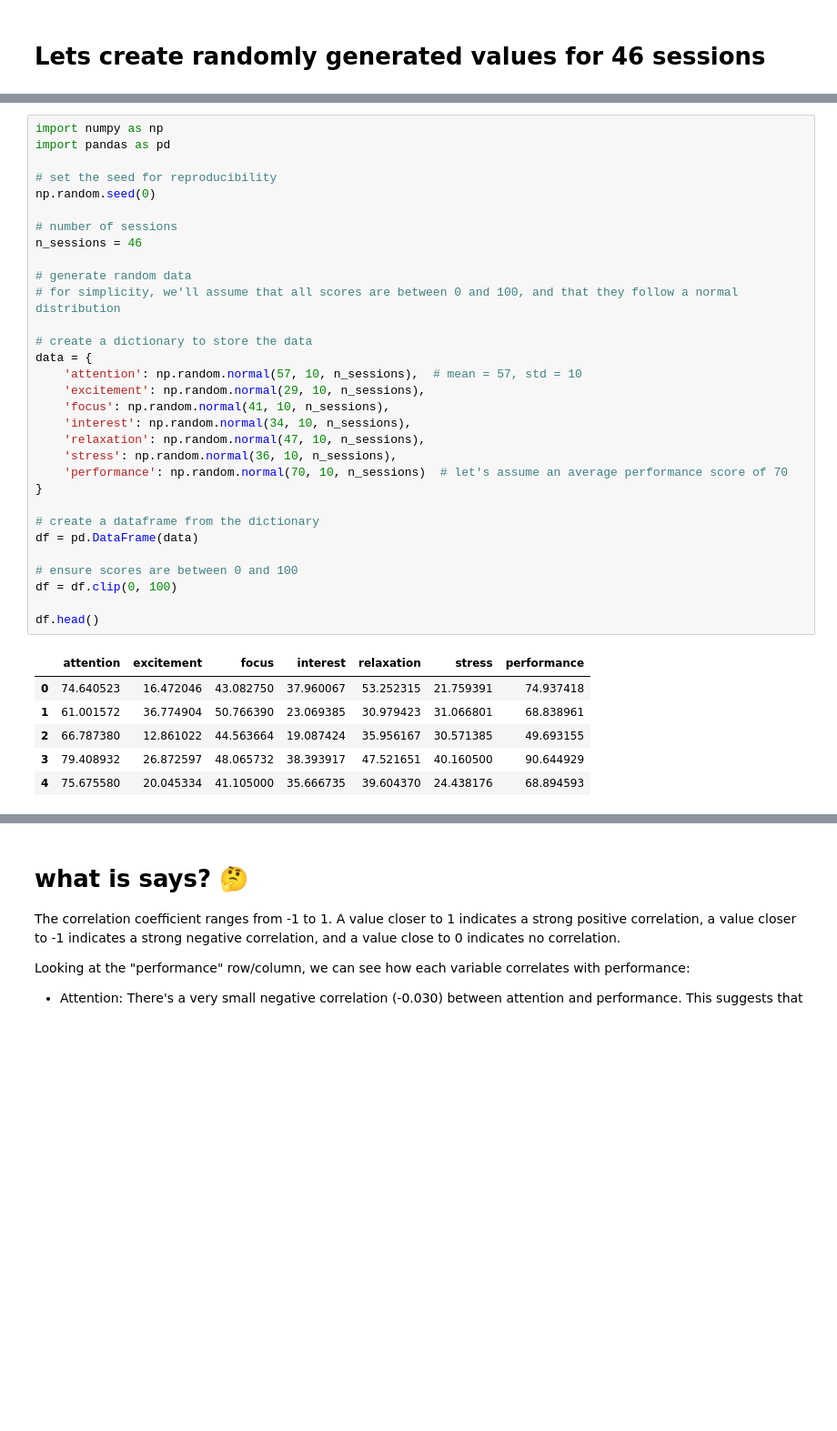
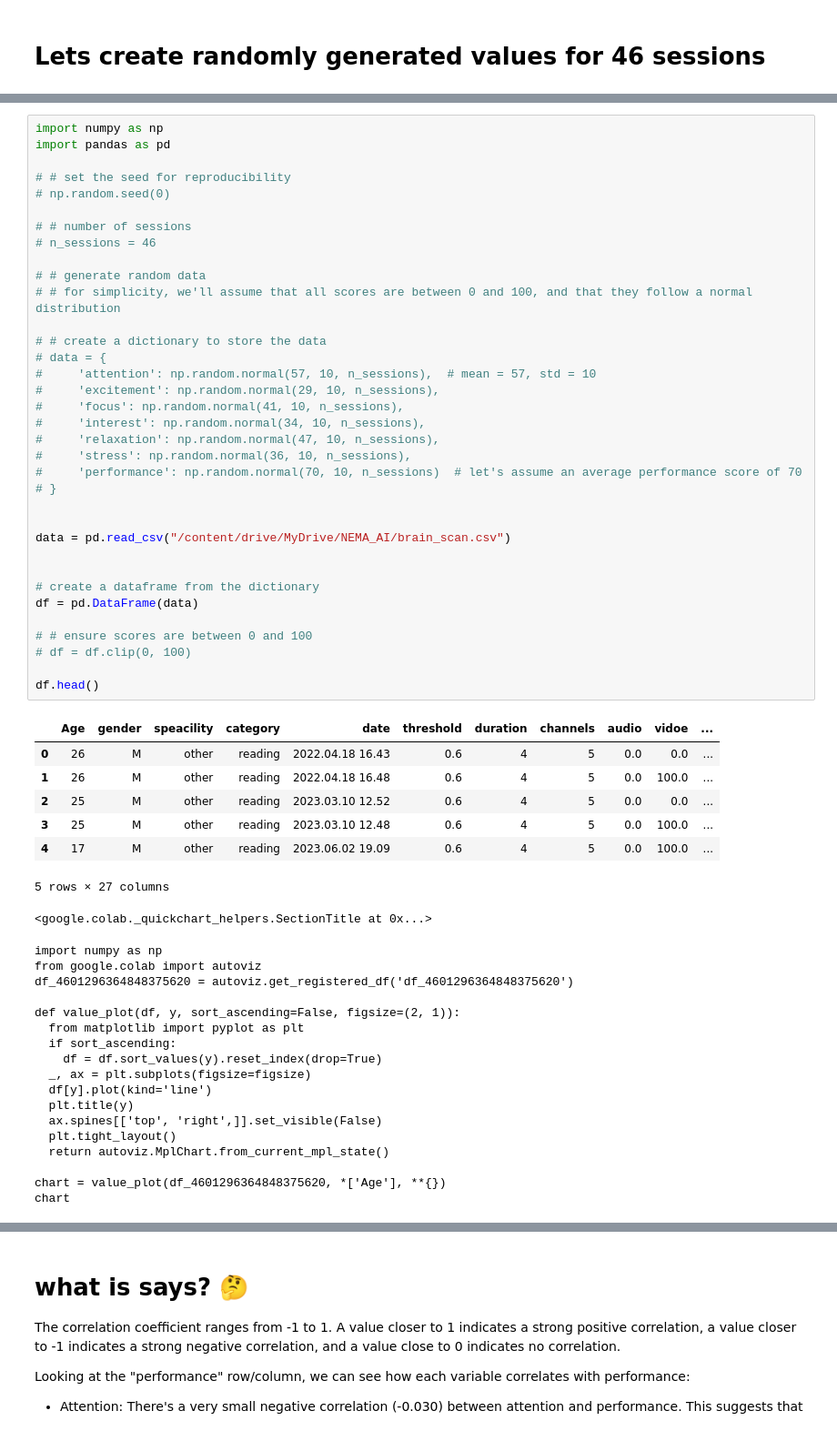
Before and after one commit to Darkandpure/Machine_learning-, a Jupyter notebook: Analysis_nema.ipynb, the cells around one changed output, grey strips where cells are left out. Shown at 91% size. Drawn from its saved outputs; the diff is of its cells as text; blank space fills up the shorter version.

```diff
--- a/Analysis_nema.ipynb
+++ b/Analysis_nema.ipynb
@@ -20,38 +44,61 @@
 # %%
 import numpy as np
 import pandas as pd
 
-# set the seed for reproducibility
-np.random.seed(0)
+# # set the seed for reproducibility
+# np.random.seed(0)
 
-# number of sessions
-n_sessions = 46
+# # number of sessions
+# n_sessions = 46
 
-# generate random data
-# for simplicity, we'll assume that all scores are between 0 and 100, and that they follow a normal distribution
+# # generate random data
+# # for simplicity, we'll assume that all scores are between 0 and 100, and that they follow a normal distribution
 
-# create a dictionary to store the data
-data = {
-    'attention': np.random.normal(57, 10, n_sessions),  # mean = 57, std = 10
-    'excitement': np.random.normal(29, 10, n_sessions),
-    'focus': np.random.normal(41, 10, n_sessions),
-    'interest': np.random.normal(34, 10, n_sessions),
-    'relaxation': np.random.normal(47, 10, n_sessions),
-    'stress': np.random.normal(36, 10, n_sessions),
-    'performance': np.random.normal(70, 10, n_sessions)  # let's assume an average performance score of 70
-}
+# # create a dictionary to store the data
+# data = {
+#     'attention': np.random.normal(57, 10, n_sessions),  # mean = 57, std = 10
+#     'excitement': np.random.normal(29, 10, n_sessions),
+#     'focus': np.random.normal(41, 10, n_sessions),
+#     'interest': np.random.normal(34, 10, n_sessions),
+#     'relaxation': np.random.normal(47, 10, n_sessions),
+#     'stress': np.random.normal(36, 10, n_sessions),
+#     'performance': np.random.normal(70, 10, n_sessions)  # let's assume an average performance score of 70
+# }
+
+
+data = pd.read_csv("/content/drive/MyDrive/NEMA_AI/brain_scan.csv")
+
 
 # create a dataframe from the dictionary
 df = pd.DataFrame(data)
 
-# ensure scores are between 0 and 100
-df = df.clip(0, 100)
+# # ensure scores are between 0 and 100
+# df = df.clip(0, 100)
 
 df.head()
 # %% [output]
-|  | attention | excitement | focus | interest | relaxation | stress | performance |
-| 0 | 74.640523 | 16.472046 | 43.082750 | 37.960067 | 53.252315 | 21.759391 | 74.937418 |
-| 1 | 61.001572 | 36.774904 | 50.766390 | 23.069385 | 30.979423 | 31.066801 | 68.838961 |
-| 2 | 66.787380 | 12.861022 | 44.563664 | 19.087424 | 35.956167 | 30.571385 | 49.693155 |
-| 3 | 79.408932 | 26.872597 | 48.065732 | 38.393917 | 47.521651 | 40.160500 | 90.644929 |
-| 4 | 75.675580 | 20.045334 | 41.105000 | 35.666735 | 39.604370 | 24.438176 | 68.894593 |
+|  | Age | gender | speacility | category | date | threshold | duration | channels | audio | vidoe | ... |
+| 0 | 26 | M | other | reading | 2022.04.18 16.43 | 0.6 | 4 | 5 | 0.0 | 0.0 | ... |
+| 1 | 26 | M | other | reading | 2022.04.18 16.48 | 0.6 | 4 | 5 | 0.0 | 100.0 | ... |
+| 2 | 25 | M | other | reading | 2023.03.10 12.52 | 0.6 | 4 | 5 | 0.0 | 0.0 | ... |
+| 3 | 25 | M | other | reading | 2023.03.10 12.48 | 0.6 | 4 | 5 | 0.0 | 100.0 | ... |
+| 4 | 17 | M | other | reading | 2023.06.02 19.09 | 0.6 | 4 | 5 | 0.0 | 100.0 | ... |
+5 rows × 27 columns
+<google.colab._quickchart_helpers.SectionTitle at 0x...>
+import numpy as np
+from google.colab import autoviz
+df_4601296364848375620 = autoviz.get_registered_df('df_4601296364848375620')
+
+def value_plot(df, y, sort_ascending=False, figsize=(2, 1)):
+  from matplotlib import pyplot as plt
+  if sort_ascending:
+    df = df.sort_values(y).reset_index(drop=True)
+  _, ax = plt.subplots(figsize=figsize)
+  df[y].plot(kind='line')
+  plt.title(y)
+  ax.spines[['top', 'right',]].set_visible(False)
+  plt.tight_layout()
+  return autoviz.MplChart.from_current_mpl_state()
+
+chart = value_plot(df_4601296364848375620, *['Age'], **{})
+chart
```
Also changed, not shown: parts of 10 cells of this notebook.
